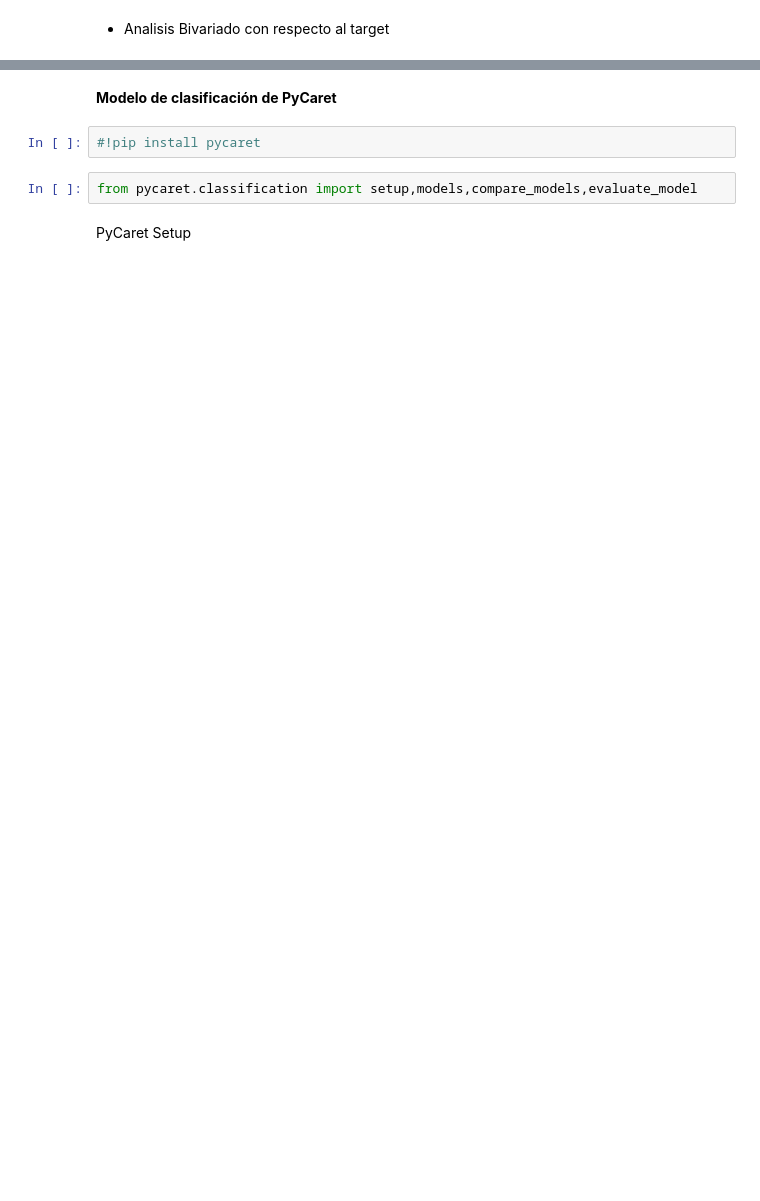
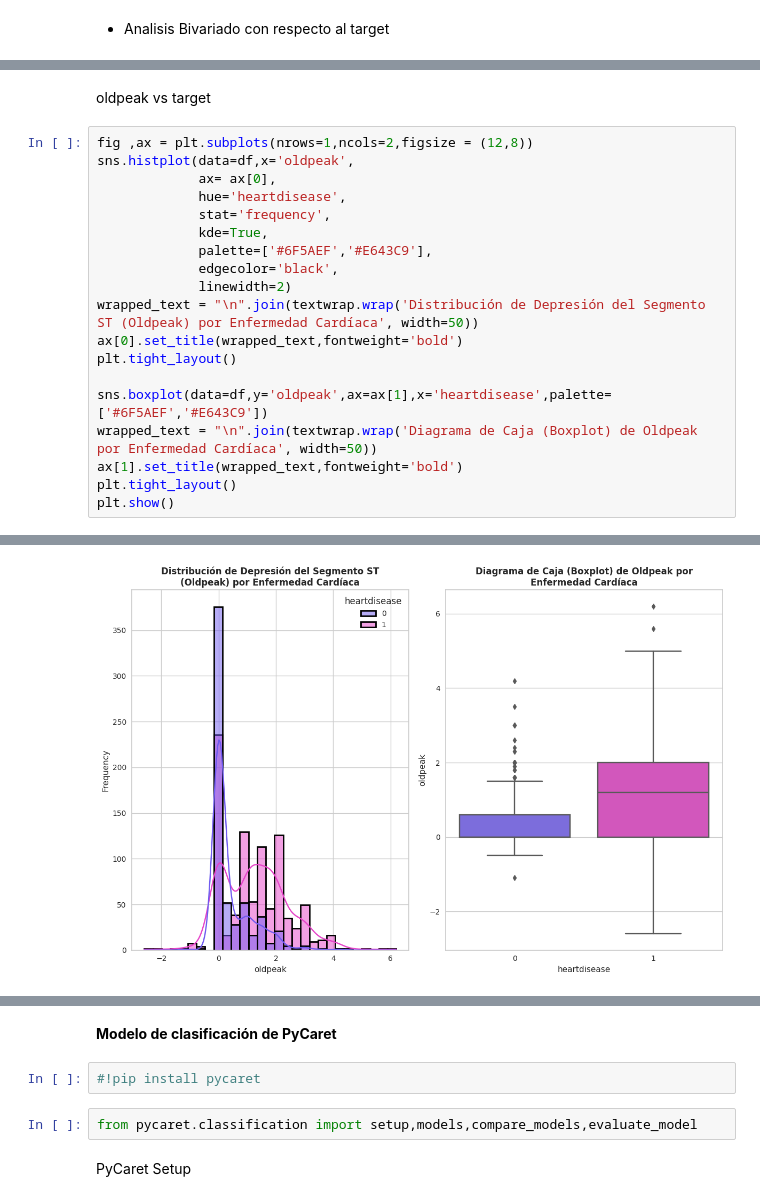
Before and after one commit to llanosrenzo/MachineLearning, a Jupyter notebook: Enfermedades_cardiacas.ipynb, the cells around one changed output, grey strips where cells are left out. Saved outputs shown, nothing was run; the diff lists cells and outputs as text; blank space fills up the shorter version.

```diff
--- a/Enfermedades_cardiacas.ipynb
+++ b/Enfermedades_cardiacas.ipynb
@@ -495,0 +847,22 @@ plt.show()
+# %% [markdown]
+oldpeak vs target
+# %%
+fig ,ax = plt.subplots(nrows=1,ncols=2,figsize = (12,8))
+sns.histplot(data=df,x='oldpeak',
+             ax= ax[0],
+             hue='heartdisease',
+             stat='frequency',
+             kde=True,
+             palette=['#6F5AEF','#E643C9'],
+             edgecolor='black',
+             linewidth=2)
+wrapped_text = "\n".join(textwrap.wrap('Distribución de Depresión del Segmento ST (Oldpeak) por Enfermedad Cardíaca', width=50))
+ax[0].set_title(wrapped_text,fontweight='bold')
+plt.tight_layout()
+
+sns.boxplot(data=df,y='oldpeak',ax=ax[1],x='heartdisease',palette=['#6F5AEF','#E643C9'])
+wrapped_text = "\n".join(textwrap.wrap('Diagrama de Caja (Boxplot) de Oldpeak por Enfermedad Cardíaca', width=50))
+ax[1].set_title(wrapped_text,fontweight='bold')
+plt.tight_layout()
+plt.show()
+# %% [output]
@@ -495,0 +886 @@ plt.show()
+[figure, added]
```
Also changed, not shown: parts of 64 cells of this notebook.
